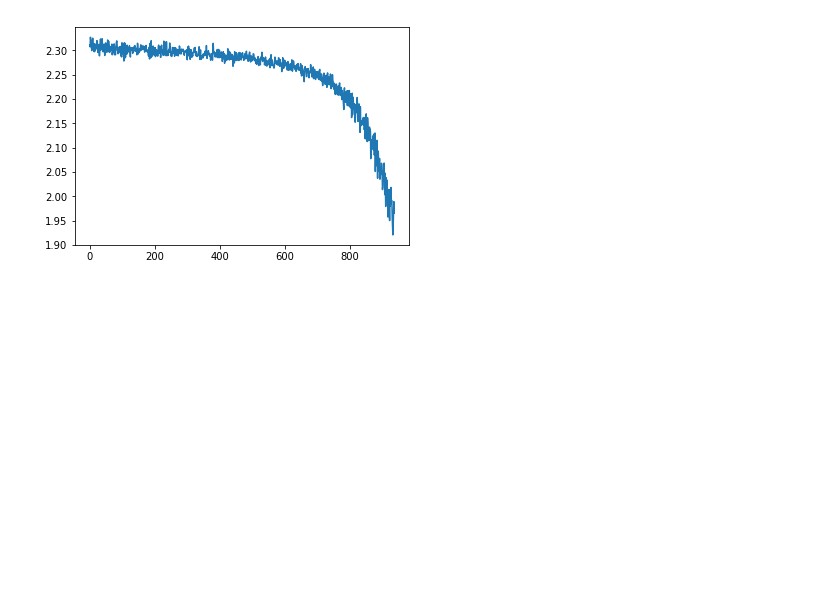
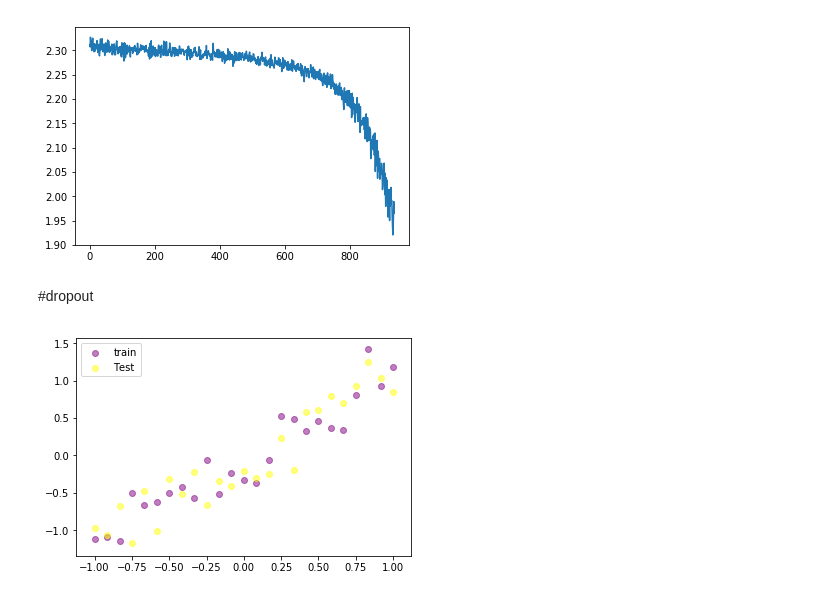
Before and after one commit to akshayush/Convolution_Neural_Networks, a Jupyter notebook: Batch_normalisation_and_dropout.ipynb, the cells around one changed output. Drawn from its saved outputs; the diff is of its cells as text; code cells hidden in the pictures; blank space fills up the shorter version.

```diff
--- a/Batch_normalisation_and_dropout.ipynb
+++ b/Batch_normalisation_and_dropout.ipynb
@@ -287,3 +287,20 @@ plt.plot(loss_arr)
 [figure]
 [<matplotlib.lines.Line2D at 0x...>]
 [figure]
+# %% [markdown]
+#dropout
+# %%
+N=25
+noise=0.3
+X_train=torch.unsqueeze(torch.linspace(-1,1,N),1)
+Y_train=X_train+noise*(torch.normal(torch.zeros(N,1),torch.ones(N,1)))
+
+X_test=torch.unsqueeze(torch.linspace(-1,1,N),1)
+Y_test=X_test+noise*(torch.normal(torch.zeros(N,1),torch.ones(N,1)))
+# %%
+plt.scatter(X_train.data.numpy(),Y_train.data.numpy(),color="purple",alpha=0.5,label="train")
+plt.scatter(X_test.data.numpy(),Y_test.data.numpy(),color="yellow",alpha=0.5,label="Test")
+plt.legend()
+plt.show()
+# %% [output]
+[figure, added]
```
Also changed, not shown: parts of 2 cells of this notebook.
